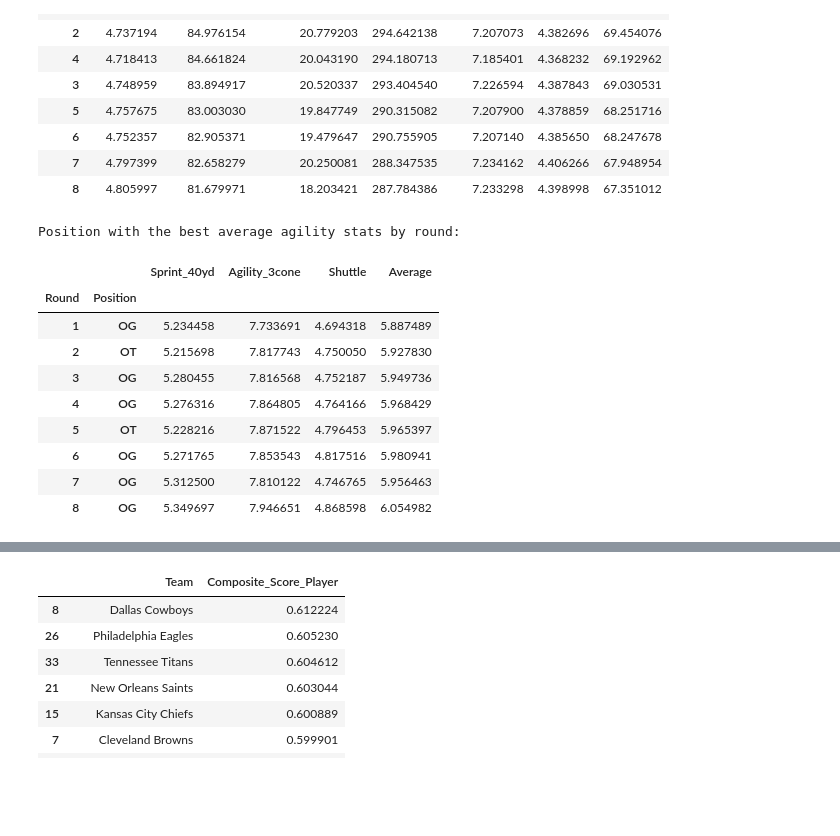
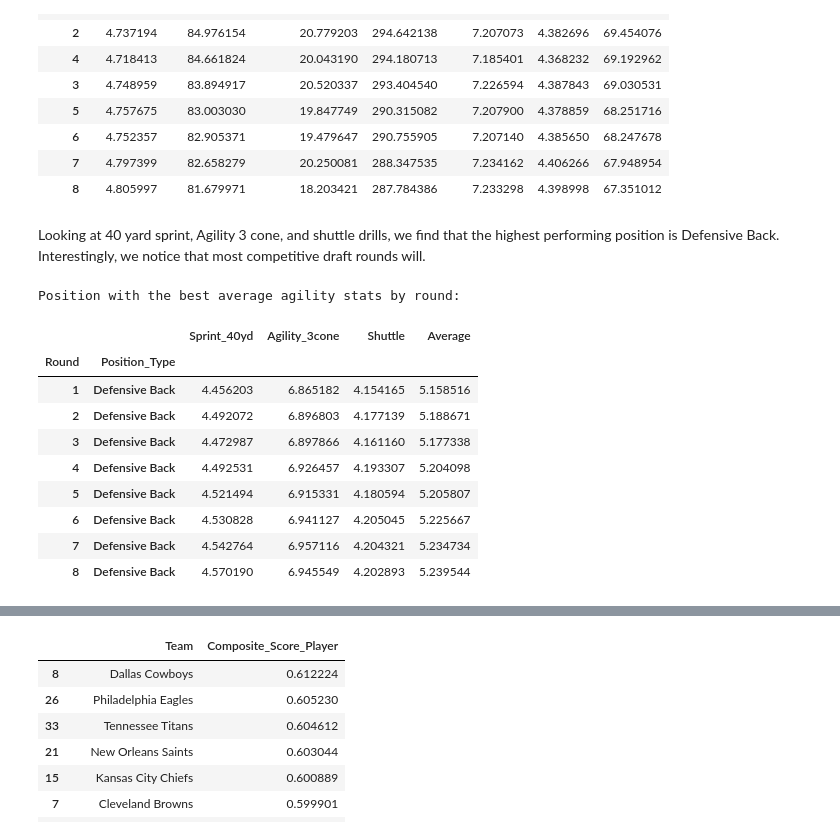
Before and after one commit to Gregcrooks75/NFL_analysis, a Jupyter notebook: Analysis2.ipynb, the cells around one changed output, grey strips where cells are left out. Cells and saved outputs as stored; diff of their text form; code cells hidden in the pictures; blank space fills up the shorter version.

```diff
--- a/Analysis2.ipynb
+++ b/Analysis2.ipynb
@@ -121,7 +123,7 @@ num_cols = df.loc[:, df.columns != 'Year']
 num_cols = num_cols.select_dtypes(include='number').columns
 
 # Set up the figure for subplots
-n_cols = 2  # Number of columns for subplots
+n_cols = 3 # Number of columns for subplots
 n_rows = len(num_cols) // n_cols + int(len(num_cols) % n_cols > 0)
 
 plt.figure(figsize=(15, 5 * n_rows))
@@ -142,19 +144,19 @@ for i, col in enumerate(num_cols):
 
     # Create subplot
     ax = plt.subplot(n_rows, n_cols, i + 1)
-    sns.histplot(df[col].dropna(), kde=False, ax=ax, bins=30)  # Drop NaN values for plotting
+    sns.histplot(df[col].dropna(), kde=True, ax=ax, bins=30)  # Drop NaN values for plotting
 
     # Highlighting the outliers
     ax.axvspan(xmin=df[col].min(), xmax=lower, alpha=0.2, color='red')
     ax.axvspan(xmin=upper, xmax=df[col].max(), alpha=0.2, color='red')
 
     # Adding text annotations for outlier counts
-    ax.text(df[col].min(), ax.get_ylim()[1] * 0.95, f'Lower Bound outliers: {lower_outliers_count}', color='red', fontsize=12)
-    ax.text(df[col].max(), ax.get_ylim()[1] * 0.95, f'Upper Bound outliers: {upper_outliers_count}', color='red', fontsize=12, horizontalalignment='right')
+    ax.text(df[col].min(), ax.get_ylim()[1] * 0.95, f'Lower Bound outliers: {lower_outliers_count}', color='red', fontsize=9)
+    ax.text(df[col].max(), ax.get_ylim()[1] * 0.95, f'Upper Bound outliers: {upper_outliers_count}', color='red', fontsize=9, horizontalalignment='right')
 
     ax.set_xlabel(col)
     ax.set_ylabel('Frequency')
-    ax.set_title(f'Distribution of {col} with Outliers Highlighted (Z-Score Method)')
+    ax.set_title(f'Distribution of {col} with Outliers Highlighted (Z-Score Method)', fontsize=9)
 
 plt.tight_layout()
 plt.show()
@@ -305,11 +319,15 @@ Looking at the relationship between numerical values, we notice that weight heav
 # %%
 # Step 1: Identify highly correlated columns
-correlation_matrix = df.corr().abs()
+df_num = df.loc[:,['Age', 'Height', 'Weight', 'Sprint_40yd',
+       'Vertical_Jump', 'Bench_Press_Reps', 'Broad_Jump', 'Agility_3cone',
+       'Shuttle', 'BMI']]
+
+df_corr = df_num.corr().abs()
 
 # We want to find pairs with a correlation of 70% or more
-high_corr_pairs = correlation_matrix.stack().reset_index()
+high_corr_pairs = df_corr.stack().reset_index()
 high_corr_pairs = high_corr_pairs[high_corr_pairs['level_0'] != high_corr_pairs['level_1']]
-high_corr_pairs = high_corr_pairs[high_corr_pairs[0] >= 0.7]
+high_corr_pairs = high_corr_pairs[high_corr_pairs[0] >= 0.8]
 high_corr_pairs.head(7)
 # %% [output]
 |  | level_0 | level_1 | 0 |
@@ -327,8 +345,8 @@ As highlighted by the graph: the strong relationship between shuttle time and we
 # %%
 import seaborn as sns
 plt.figure(figsize=(14, 8))
-df['Weight_Strat'] = pd.cut(df['Weight'], bins=14)
-grouped_means = df.groupby(['Weight_Strat']).mean().reset_index()
+df_num['Weight_Strat'] = pd.cut(df_num['Weight'], bins=14)
+grouped_means = df_num.groupby(['Weight_Strat']).mean().reset_index()
 grouped_means['Weight_Strat'] = grouped_means['Weight_Strat'].apply(lambda x: f'{x.left:.2f} - {x.right:.2f}')
 grouped_means["Weight_Strat"] = grouped_means["Weight_Strat"].astype(object)
 sns.lineplot(data=grouped_means, x='Weight_Strat', y='Shuttle', label='Shuttle', marker='o')
@@ -461,14 +554,14 @@ import numpy as np
 from sklearn.linear_model import LinearRegression
 
 #Remove strats
-df = df[[x for x in df if not x.endswith('_Strat')]]
+df_encoded = df_encoded[[x for x in df_encoded if not x.endswith('_Strat')]]
 # Step 1: Identify highly correlated columns
-correlation_matrix = df.corr().abs()
+correlation_matrix = df_encoded.corr().abs()
 
 # We want to find pairs with a correlation of 70% or more
 high_corr_pairs = correlation_matrix.stack().reset_index()
 high_corr_pairs = high_corr_pairs[high_corr_pairs['level_0'] != high_corr_pairs['level_1']]
-high_corr_pairs = high_corr_pairs[high_corr_pairs[0] >= 0.7]
+high_corr_pairs = high_corr_pairs[high_corr_pairs[0] >= 0.6]
 
 # Step 2: Function to predict and fill missing values using multiple explanatory variables
 def fill_missing_values_multivariable(df, col_to_fill, explanatory_vars):
@@ -477,7 +570,6 @@ def fill_missing_values_multivariable(df, col_to_fill, explanatory_vars):
     # Separate the data into those with and without missing values
     non_null_df = df[df[col_to_fill].notnull()]
     null_df = df[df[col_to_fill].isnull()]
-
     # If there's no missing value, return the column as is
     if null_df.empty:
         return df[col_to_fill]
@@ -485,10 +577,11 @@ def fill_missing_values_multivariable(df, col_to_fill, explanatory_vars):
     # Ensure that we only use explanatory variables that are not null
     explanatory_vars = [var for var in explanatory_vars if var in df.columns and df[var].isnull().sum() == 0]
 
+
     # Train a linear regression model on non-null data
     X_train = non_null_df[explanatory_vars]
     y_train = non_null_df[col_to_fill]
-
+    X_train
     model = LinearRegression()
     model.fit(X_train, y_train)
 
@@ -509,6 +602,7 @@ for col in columns_to_predict:
     df[col] = fill_missing_values_multivariable(df, col, explanatory_vars)
 
 # Display the DataFrame after filling missing values
-df
+df = df[[x for x in df if not x.endswith('_Strat')]]
+df.head()
 # %% [output]
 |  | Player | Age | School | Height | Weight | Sprint_40yd | Vertical_Jump | Bench_Press_Reps | Broad_Jump | ... |
@@ -625,38 +649,40 @@ Rounds with the Best average stats:
 | 6 | 4.752357 | 82.905371 | 19.479647 | 290.755905 | 7.207140 | 4.385650 | 68.247678 |
 | 7 | 4.797399 | 82.658279 | 20.250081 | 288.347535 | 7.234162 | 4.406266 | 67.948954 |
 | 8 | 4.805997 | 81.679971 | 18.203421 | 287.784386 | 7.233298 | 4.398998 | 67.351012 |
+# %% [markdown]
+Looking at 40 yard sprint, Agility 3 cone, and shuttle drills, we find that the highest performing position is Defensive Back. Interestingly, we notice that most competitive draft rounds will.
 # %%
 import pandas as pd
 
 # Assuming 'df' is your DataFrame
 
 # List of the columns to analyze
 columns_to_analyze = ['Sprint_40yd', 'Agility_3cone', 'Shuttle']
 
 # Group by 'Round' and 'Position' and calculate the mean for each of the selected columns
-round_position_means = df.groupby(['Round', 'Position'])[columns_to_analyze].mean()
+round_position_means = df.groupby(['Round', 'Position_Type'])[columns_to_analyze].mean()
 
 # Calculate the overall average across the specified columns for each group
 round_position_means['Average'] = round_position_means.mean(axis=1)
 
 # Find the position with the highest average stats in each round
-best_position_by_round = round_position_means.groupby('Round')['Average'].idxmax()
+best_position_by_round = round_position_means.groupby('Round')['Average'].idxmin()
 
 # Extract the rows corresponding to the best positions for each round
 best_position_stats = round_position_means.loc[best_position_by_round]
 
 # Display the results
 print("Position with the best average agility stats by round:")
 best_position_stats
 # %% [output]
 Position with the best average agility stats by round:
 |  |  | Sprint_40yd | Agility_3cone | Shuttle | Average |
-| Round | Position |  |  |  |  |
-| 1 | OG | 5.234458 | 7.733691 | 4.694318 | 5.887489 |
-| 2 | OT | 5.215698 | 7.817743 | 4.750050 | 5.927830 |
-| 3 | OG | 5.280455 | 7.816568 | 4.752187 | 5.949736 |
-| 4 | OG | 5.276316 | 7.864805 | 4.764166 | 5.968429 |
-| 5 | OT | 5.228216 | 7.871522 | 4.796453 | 5.965397 |
-| 6 | OG | 5.271765 | 7.853543 | 4.817516 | 5.980941 |
-| 7 | OG | 5.312500 | 7.810122 | 4.746765 | 5.956463 |
-| 8 | OG | 5.349697 | 7.946651 | 4.868598 | 6.054982 |
+| Round | Position_Type |  |  |  |  |
+| 1 | Defensive Back | 4.456203 | 6.865182 | 4.154165 | 5.158516 |
+| 2 | Defensive Back | 4.492072 | 6.896803 | 4.177139 | 5.188671 |
+| 3 | Defensive Back | 4.472987 | 6.897866 | 4.161160 | 5.177338 |
+| 4 | Defensive Back | 4.492531 | 6.926457 | 4.193307 | 5.204098 |
+| 5 | Defensive Back | 4.521494 | 6.915331 | 4.180594 | 5.205807 |
+| 6 | Defensive Back | 4.530828 | 6.941127 | 4.205045 | 5.225667 |
+| 7 | Defensive Back | 4.542764 | 6.957116 | 4.204321 | 5.234734 |
+| 8 | Defensive Back | 4.570190 | 6.945549 | 4.202893 | 5.239544 |
```
Also changed, not shown: parts of 44 cells of this notebook.
